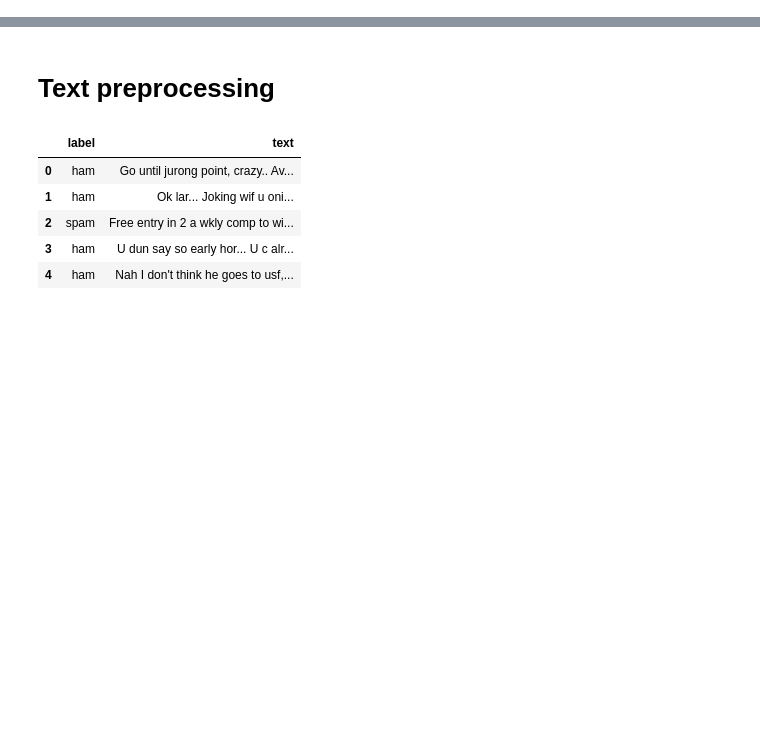
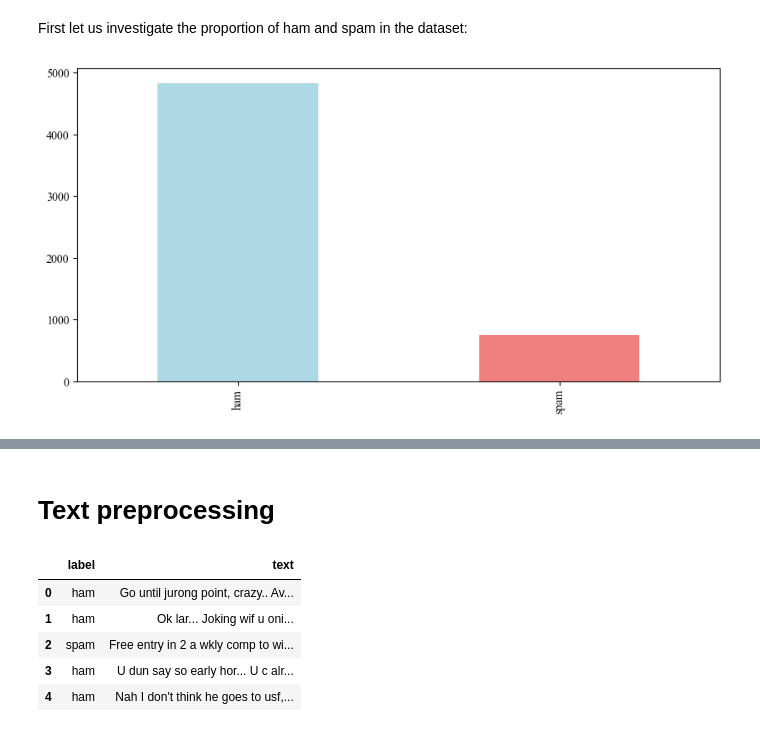
Before and after one commit to Ne0-1/02807-project, a Jupyter notebook: src/s194244.ipynb, the cells around one changed output, grey strips where cells are left out. Drawn from its saved outputs; the diff is of its cells as text; code cells hidden in the pictures; blank space fills up the shorter version.

Commit message:
added init data analysis

```diff
--- a/src/s194244.ipynb
+++ b/src/s194244.ipynb
@@ -12,0 +35,5 @@ from nltk.tokenize import word_tokenize
+# %%
+from ast import literal_eval
+df = pd.read_csv('../data/clean_spam.csv', encoding= "ISO-8859-1")
+df.tokens = df.tokens.apply(literal_eval)
+df.head()
@@ -12,0 +47,12 @@ from nltk.tokenize import word_tokenize
+# %%
+df['len'] = df.tokens.str.len()
+df_spam = df[df.label=='spam']
+df_ham = df[df.label=='ham']
+# %% [markdown]
+First let us investigate the proportion of ham and spam in the dataset:
+# %%
+fig, ax = plt.subplots(figsize=(10,5), dpi=100)
+df.label.value_counts().plot(kind='bar', ax=ax, color=['lightblue', 'lightcoral'])
+plt.show()
+# %% [output]
+[figure, added]
```
Also changed, not shown: parts of 39 cells of this notebook.
